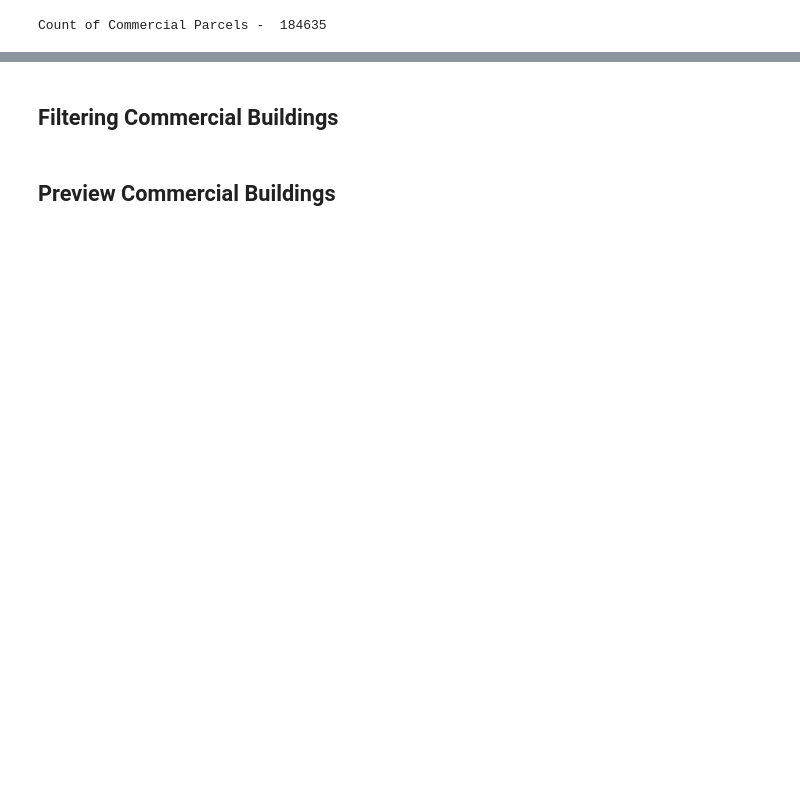
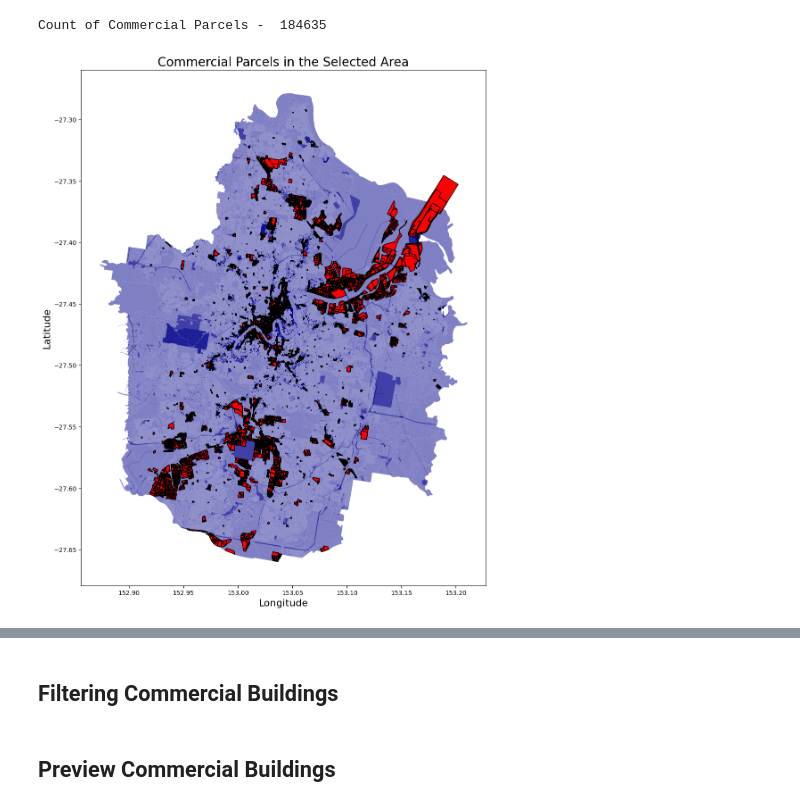
Before and after one commit to sairamkumar-zessta/Arealytics, a Jupyter notebook: Property_process-2.ipynb, the cells around one changed output, grey strips where cells are left out. Drawn from its saved outputs; the diff is of its cells as text; code cells hidden in the pictures; blank space fills up the shorter version.

```diff
--- a/Property_process-2.ipynb
+++ b/Property_process-2.ipynb
@@ -298,5 +329,17 @@ commercial_parcels_gdf.head()
 print("Count of Commercial Parcels - ", len(commercial_parcels_gdf))
 # %% [output]
 Count of Commercial Parcels -  184635
+# %%
+basemap = parcels_gdf.cx[152.9:153.2, :].plot(color='darkblue', alpha = 0.5, figsize=(15, 15))
+basemap = commercial_parcels_gdf.cx[152.9:153.2, :].plot(ax=basemap, color='red', edgecolor='k')
+# Add title and axis labels
+plt.title("Commercial Parcels in the Selected Area", fontsize=20)  # Set the plot title
+plt.xlabel("Longitude", fontsize=16)  # Set the x-axis label
+plt.ylabel("Latitude", fontsize=16)  # Set the y-axis label
+
+# Show the plot
+plt.show()
+# %% [output]
+[figure, added]
 # %%
 commercial_parcels_gdf.plot(figsize=(10,10))
```
Also changed, not shown: parts of 58 cells of this notebook.
